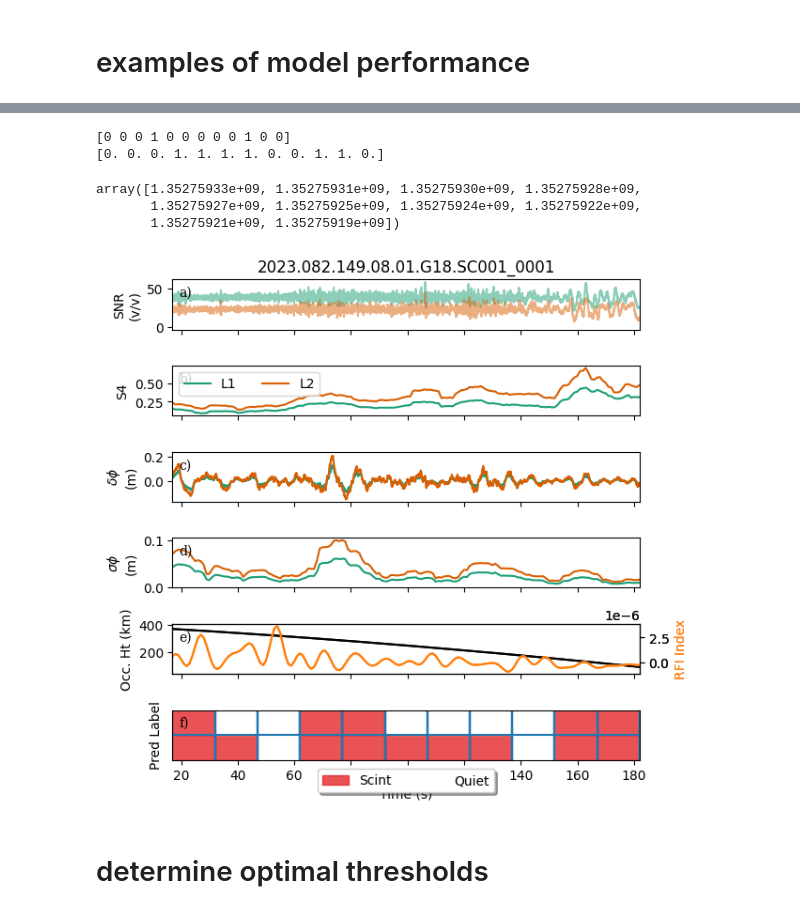
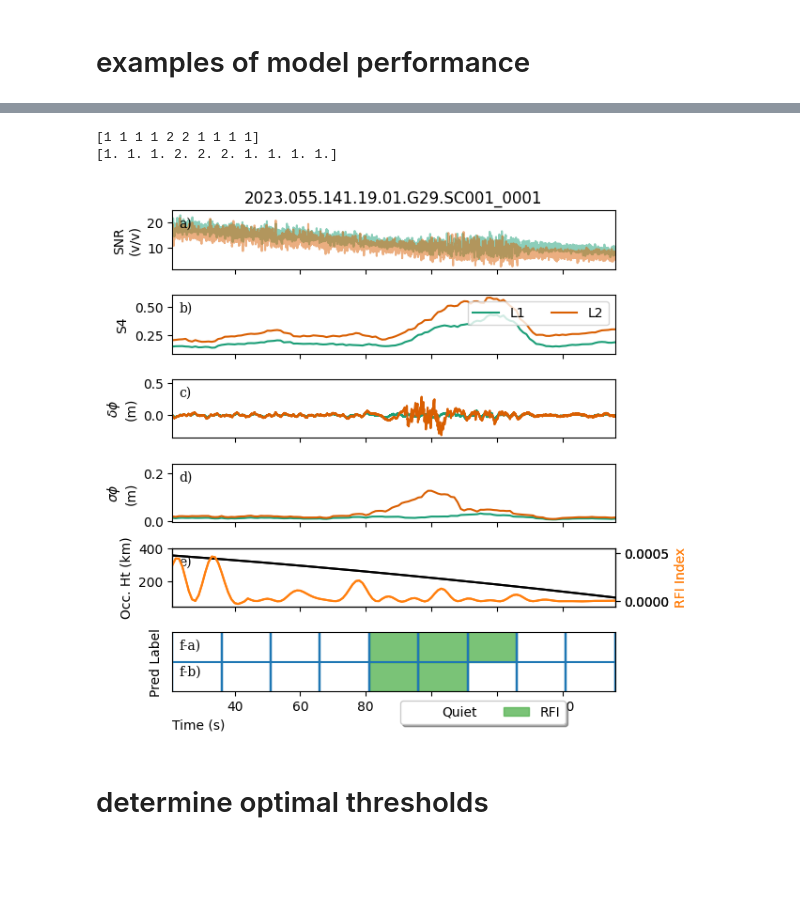
Before and after one commit to timdittmann/leo-ml, a Jupyter notebook: notebooks/ml-pipeline-multi.ipynb, the cells around one changed output, grey strips where cells are left out. Cells and saved outputs as stored; diff of their text form; code cells hidden in the pictures; blank space fills up the shorter version.

```diff
--- a/notebooks/ml-pipeline-multi.ipynb
+++ b/notebooks/ml-pipeline-multi.ipynb
@@ -750,10 +750,12 @@ sample='2023.082.149.08.01.G18.SC001_0001' #phase and ampli
 #sample='2022.321.127.04.01.G09.SC001_0001' #strong scint/rfi
 #sample='2023.066.133.20.01.G10.SC001_0001' #rfi
 #sample='2023.100.143.00.01.G01.SC001_0001'
-#sample = '2023.119.135.18.01.G27.SC001_0001' # L2 rfi
+sample = '2023.119.135.18.01.G27.SC001_0001' # L2 rfi
 #sample = '2022.336.163.11.01.G18.SC001_0001' #L1 rfi
 #sample='2023.143.169.18.01.E25.SC001_0001'
-#sample=np.unique(samples_test3)[2]
+#2022.325.120.19.01.G23.SC001_0001 Scint and RFI
+#'2023.055.141.19.01.G29.SC001_0001' RFI
+sample=np.unique(samples_test3)[11]
 
 feature_pkl='../data/data/feature_sets/%s.pkl' %sample
 fn='/media/datastore/mirror/spwxdp/repro4/spire/level1b/scnPhs/%s/scnPhs_%s.0001_nc'%(sample[:8],sample)
@@ -838,14 +789,8 @@ if sample in label_df.Filename.values:
 y_true=y
 print(y_true)
 # %% [output]
-[0 0 0 1 0 0 0 0 0 1 0 0]
-[0. 0. 0. 1. 1. 1. 1. 0. 0. 1. 1. 0.]
+[1 1 1 1 2 2 1 1 1 1]
+[1. 1. 1. 2. 2. 2. 1. 1. 1. 1.]
-# %%
-fs_dict['time']
-# %% [output]
-array([1.35275933e+09, 1.35275931e+09, 1.35275930e+09, 1.35275928e+09,
-       1.35275927e+09, 1.35275925e+09, 1.35275924e+09, 1.35275922e+09,
-       1.35275921e+09, 1.35275919e+09])
 # %%
 from matplotlib.patches import Rectangle
 def plot_leo_ml_multi(sample, ds, lv2, y_pred, y_true, times, labels, plot_f=False):
@@ -889,7 +834,7 @@ def plot_leo_ml_multi(sample, ds, lv2, y_pred, y_true, times, labels, plot_f=Fal
 
     #ax[4].plot(iono_free.time, iono_free.values)
     #ax[4].set_ylabel('iono-free' "\n" '(m)')
-    ax[1].legend(ncol=2, loc='upper left')
+    ax[1].legend(ncol=2, loc='upper right')
     '''
     ## plot ml results
     df=pd.read_pickle('/home/kawu4468-copy/data_mat/spire_iq/rf_ml_ro.pkl')
@@ -915,12 +860,13 @@ def plot_leo_ml_multi(sample, ds, lv2, y_pred, y_true, times, labels, plot_f=Fal
     ax[5].set_ylabel('Pred Label')
 
     ax[5].set_xlim([times.min()-init_time, times.max()-init_time])
-    ax[5].set_xlabel('Time (s)')
+    ax[5].set_xlabel('Time (s)', loc="left")
+    #ax[5].xaxis.set_label_position("left")
 
     import string
     alph_li=list(string.ascii_lowercase)
     alph_li=[s + ')' for s in alph_li]
-    for j,label in enumerate(alph_li[:len(ax)]):
+    for j,label in enumerate(alph_li[:(len(ax)-1)]):
     # Use Axes.annotate to put the label
     # - at the top left corner (axes fraction (0, 1)),
     # - offset half-a-fontsize right and half-a-fontsize down
@@ -932,6 +878,18 @@ def plot_leo_ml_multi(sample, ds, lv2, y_pred, y_true, times, labels, plot_f=Fal
             xytext=(+0.5, -0.5), textcoords='offset fontsize',
             fontsize='medium', verticalalignment='top', fontfamily='serif',
             bbox=dict(facecolor='none', edgecolor='none', pad=3.0))
+    ax[5].annotate(
+            'f-a)',
+            xy=(0, 1), xycoords='axes fraction',
+            xytext=(+0.5, -0.5), textcoords='offset fontsize',
+            fontsize='medium', verticalalignment='top', fontfamily='serif',
+            bbox=dict(facecolor='none', edgecolor='none', pad=3.0))
+    ax[5].annotate(
+            'f-b)',
+            xy=(0, 1), xycoords='axes fraction',
+            xytext=(+0.5, -2.5), textcoords='offset fontsize',
+            fontsize='medium', verticalalignment='top', fontfamily='serif',
+            bbox=dict(facecolor='none', edgecolor='none', pad=3.0))
 
     # Shrink current axis's height by 10% on the bottom
     box = ax[5].get_position()
@@ -939,16 +897,16 @@ def plot_leo_ml_multi(sample, ds, lv2, y_pred, y_true, times, labels, plot_f=Fal
                  box.width, box.height * 0.9])
 
     # Put a legend below current axis
-    ax[5].legend(by_label.values(), by_label.keys(), ncol=4, loc='upper center', bbox_to_anchor=(0.5, -0.05),
+    ax[5].legend(by_label.values(), by_label.keys(), ncol=4, loc='upper left', bbox_to_anchor=(0.5, -0.05),
           fancybox=True, shadow=True)
     fig.tight_layout()
     if plot_f:
         plt.savefig("../manuscript/%s.png" %sample, dpi=300)
 # %%
 labels=['Scint','Quiet','RFI','Artifact/Unknown','Severe Scint', 'Comms Link']
-plot_leo_ml_multi(sample, lv1, lv2, y_pred, y_true, fs_dict['time'], labels, plot_f=False)
+plot_leo_ml_multi(sample, lv1, lv2, y_pred, y_true, fs_dict['time'], labels, plot_f=True)
 # %% [output]
-[figure, old version]
+[figure, new version]
 # %% [markdown]
 # determine optimal thresholds
 # %%
```
Also changed, not shown: parts of 2 cells of this notebook, 1 other file.
